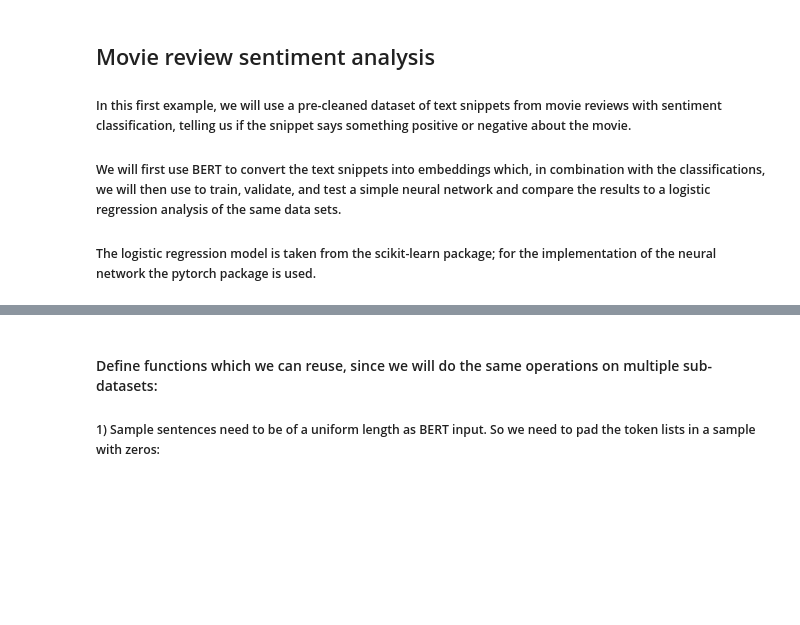
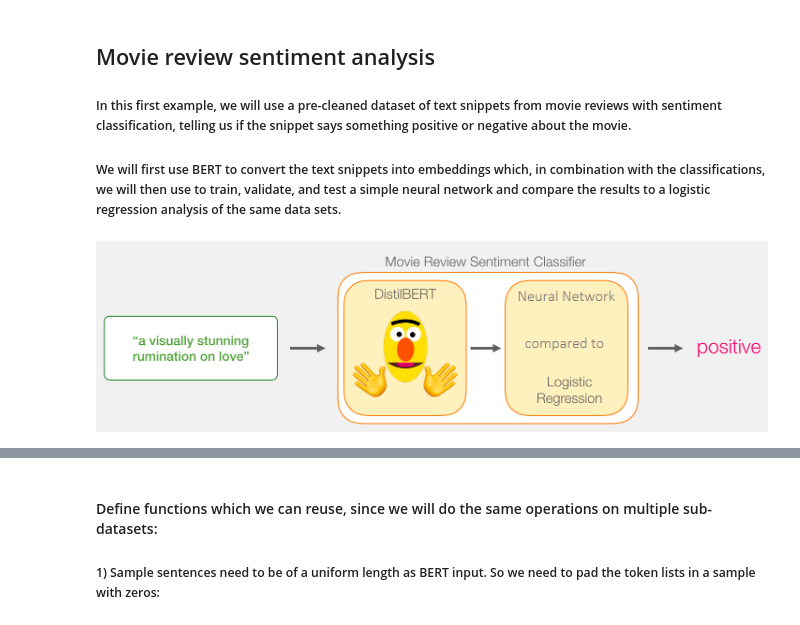
Before and after one commit to hadam1993/Industrial_Math, a Jupyter notebook: MovieReviewSentiment.ipynb, the cells around one changed output, grey strips where cells are left out. Saved outputs shown, nothing was run; the diff lists cells and outputs as text; code cells hidden in the pictures; blank space fills up the shorter version.

```diff
--- a/MovieReviewSentiment.ipynb
+++ b/MovieReviewSentiment.ipynb
@@ -4,5 +4,9 @@
 ##### In this first example, we will use a pre-cleaned dataset of text snippets from movie reviews with sentiment classification, telling us if the snippet says something positive or negative about the movie.
 
 ##### We will first use BERT to convert the text snippets into embeddings which, in combination with the classifications, we will then use to train, validate, and test a simple neural network and compare the results to a logistic regression analysis of the same data sets.
-
-##### The logistic regression model is taken from the scikit-learn package; for the implementation of the neural network the pytorch package is used.
+# %%
+from IPython.display import Image
+from IPython.core.display import HTML
+Image(filename ="images/distilbert-bert-sentiment-classifier.png")
+# %% [output]
+[figure, added]
```
Also changed, not shown: parts of 11 cells of this notebook, 8 other files.
